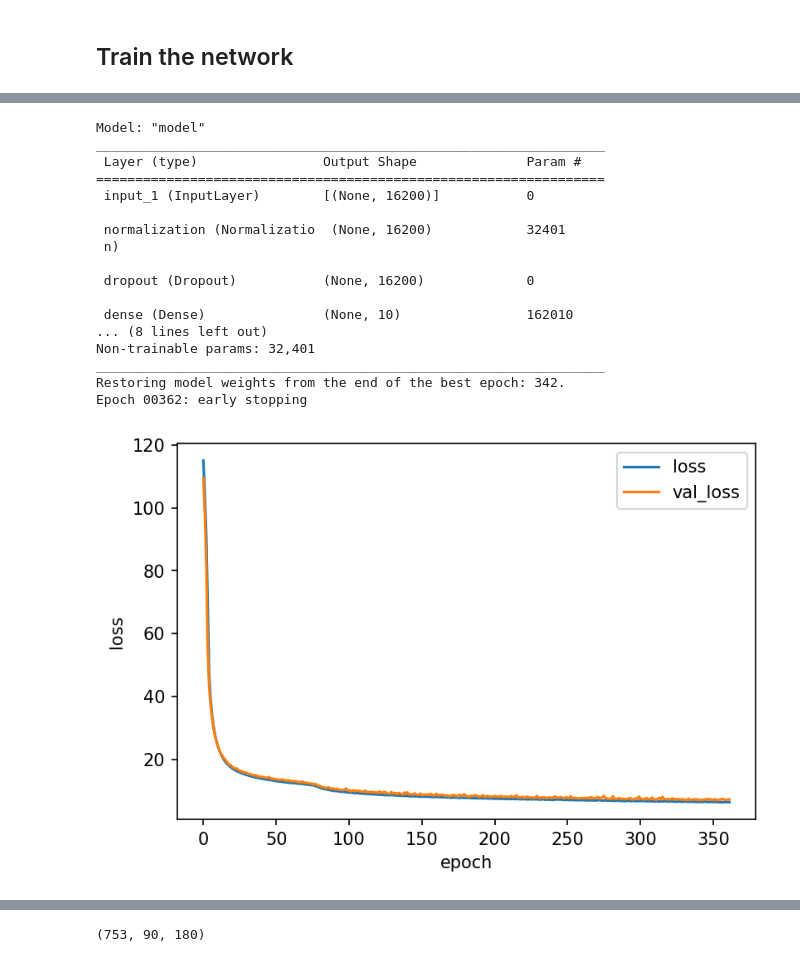
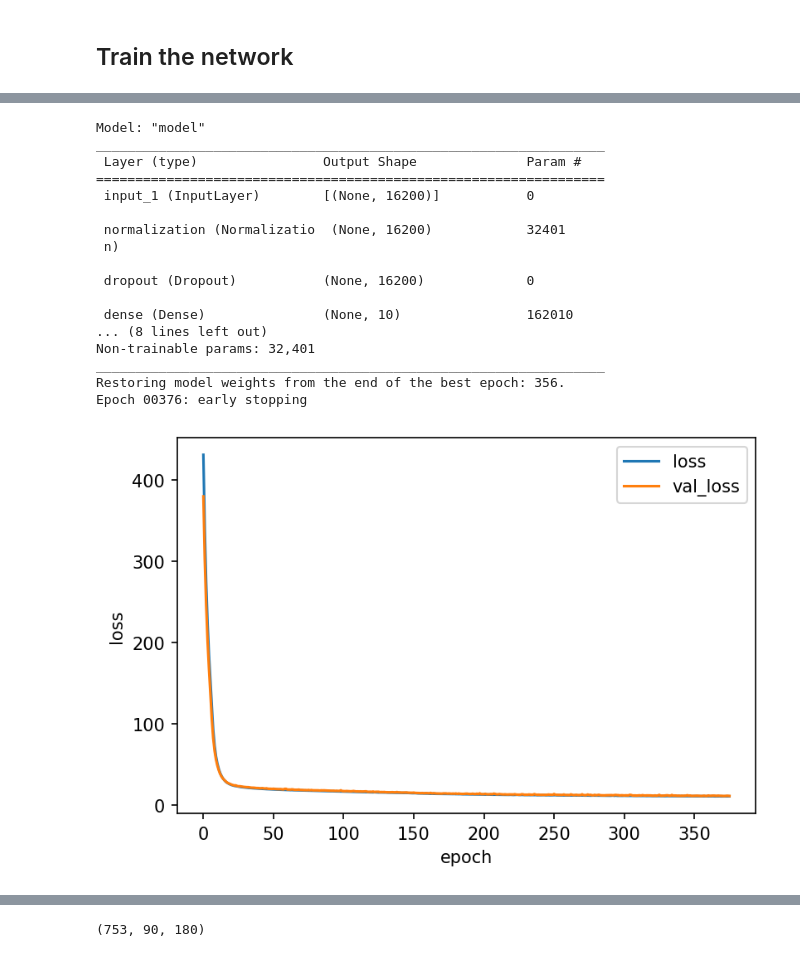
Before and after one commit to eabarnes1010/target_temp_detection, a Jupyter notebook: _train_model.ipynb, the cells around one changed output, grey strips where cells are left out. Cells and saved outputs as stored; diff of their text form; code cells hidden in the pictures.

```diff
--- a/_train_model.ipynb
+++ b/_train_model.ipynb
@@ -232,7 +232,7 @@ NUM_EPOCHS = 500
 HIDDENS = [10,10]
 ACTIVATIONS = ['relu'] * len(HIDDENS)
 LOSS = 'mae'
-RIDGE = 0.1
+RIDGE = 1.
 DROP_RATE = 0.0
 VERBOSITY = 0
 #----------------------------------------
@@ -262,21 +262,21 @@ plt.show()
 Model: "model"
 _________________________________________________________________
  Layer (type)                Output Shape              Param #
 =================================================================
  input_1 (InputLayer)        [(None, 16200)]           0
 
  normalization (Normalizatio  (None, 16200)            32401
  n)
 
  dropout (Dropout)           (None, 16200)             0
 
  dense (Dense)               (None, 10)                162010
 ... (8 lines left out)
 Non-trainable params: 32,401
 _________________________________________________________________
-Restoring model weights from the end of the best epoch: 342.
-Epoch 00362: early stopping
+Restoring model weights from the end of the best epoch: 356.
+Epoch 00376: early stopping
-[figure, old version]
+[figure, new version]
 # %%
 x_plot = x_val #x_test #x_val
 y_plot = y_val #y_test #y_val
```
Also changed, not shown: parts of 15 cells of this notebook.
